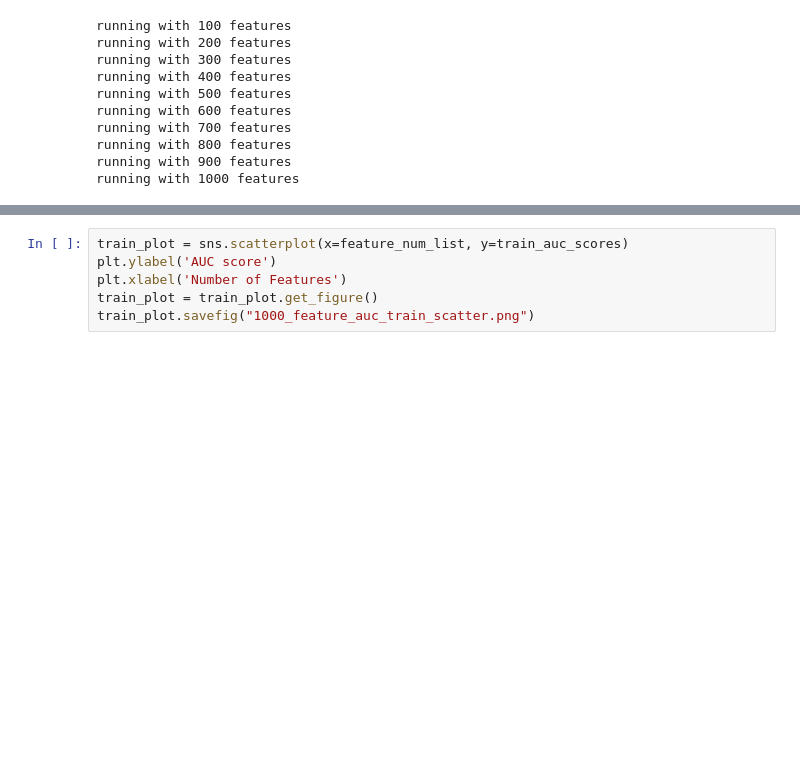
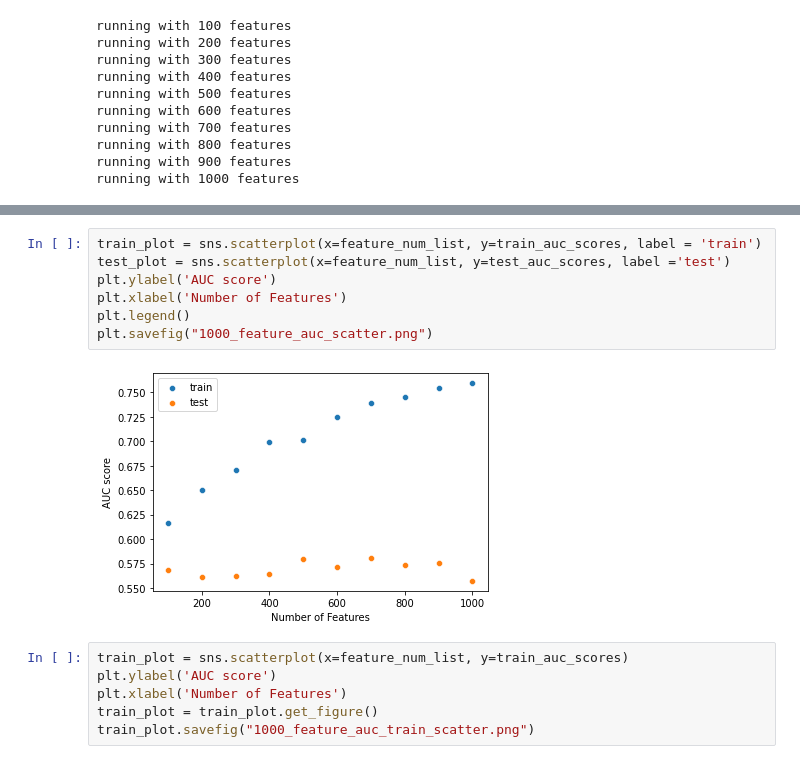
Before and after one commit to carterwward/SongSentiment, a Jupyter notebook: auc_analysis.ipynb, the cells around one changed output, grey strips where cells are left out. Saved outputs shown, nothing was run; the diff lists cells and outputs as text; blank space fills up the shorter version.

```diff
--- a/auc_analysis.ipynb
+++ b/auc_analysis.ipynb
@@ -74,5 +75,14 @@ test_plot.savefig("1000_feature_auc_test_scatter.png")
 # %% [output]
 [figure]
+# %%
+train_plot = sns.scatterplot(x=feature_num_list, y=train_auc_scores, label = 'train')
+test_plot = sns.scatterplot(x=feature_num_list, y=test_auc_scores, label ='test')
+plt.ylabel('AUC score')
+plt.xlabel('Number of Features')
+plt.legend()
+plt.savefig("1000_feature_auc_scatter.png")
+# %% [output]
+[figure, added]
 # %%
 train_plot = sns.scatterplot(x=feature_num_list, y=train_auc_scores)
 plt.ylabel('AUC score')
```
Also changed, not shown: parts of 1 cell of this notebook, 3 other files.
